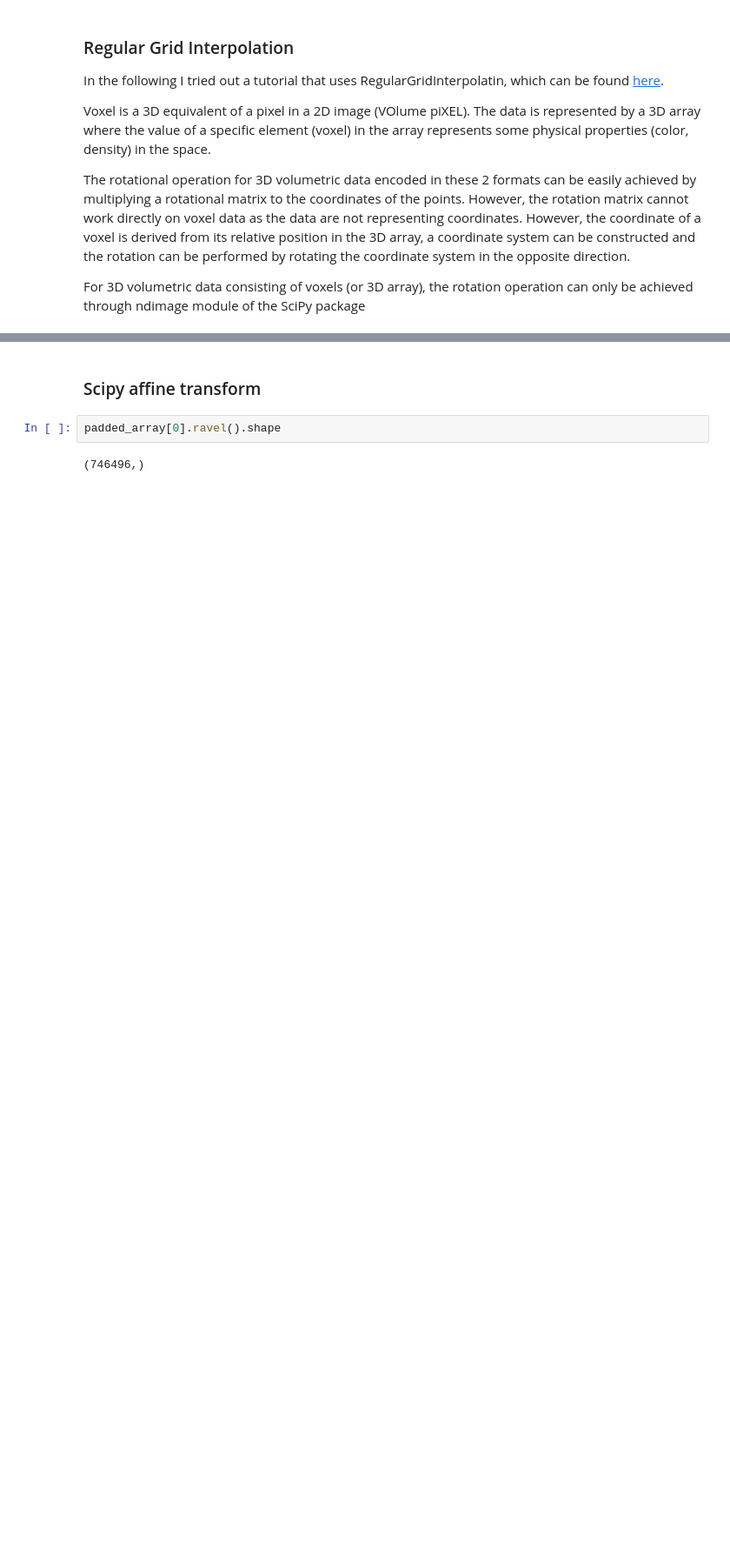
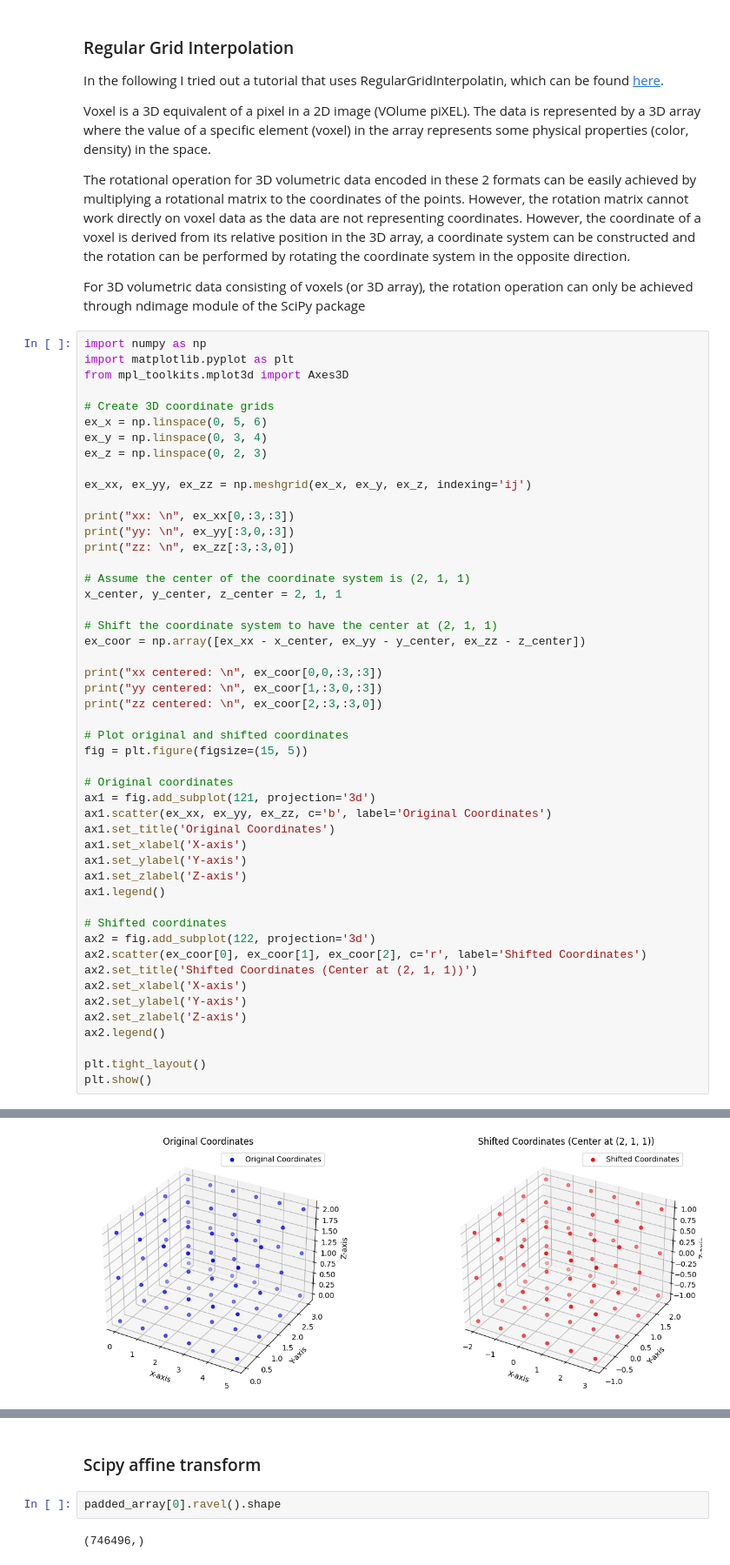
Before and after one commit to carlocagnetta/robotic_nerve_us, a Jupyter notebook: nibabel_visualization/mri_visual.ipynb, the cells around one changed output, grey strips where cells are left out. Shown at 87% size. Drawn from its saved outputs; the diff is of its cells as text; blank space fills up the shorter version.

```diff
--- a/nibabel_visualization/mri_visual.ipynb
+++ b/nibabel_visualization/mri_visual.ipynb
@@ -329,3 +362,53 @@ Voxel is a 3D equivalent of a pixel in a 2D image (VOlume piXEL). The data is re
 The rotational operation for 3D volumetric data encoded in these 2 formats can be easily achieved by multiplying a rotational matrix to the coordinates of the points. However, the rotation matrix cannot work directly on voxel data as the data are not representing coordinates. However, the coordinate of a voxel is derived from its relative position in the 3D array, a coordinate system can be constructed and the rotation can be performed by rotating the coordinate system in the opposite direction.
 
 For 3D volumetric data consisting of voxels (or 3D array), the rotation operation can only be achieved through ndimage module of the SciPy package
+# %%
+import numpy as np
+import matplotlib.pyplot as plt
+from mpl_toolkits.mplot3d import Axes3D
+
+# Create 3D coordinate grids
+ex_x = np.linspace(0, 5, 6)
+ex_y = np.linspace(0, 3, 4)
+ex_z = np.linspace(0, 2, 3)
+
+ex_xx, ex_yy, ex_zz = np.meshgrid(ex_x, ex_y, ex_z, indexing='ij')
+
+print("xx: \n", ex_xx[0,:3,:3])
+print("yy: \n", ex_yy[:3,0,:3])
+print("zz: \n", ex_zz[:3,:3,0])
+
+# Assume the center of the coordinate system is (2, 1, 1)
+x_center, y_center, z_center = 2, 1, 1
+
+# Shift the coordinate system to have the center at (2, 1, 1)
+ex_coor = np.array([ex_xx - x_center, ex_yy - y_center, ex_zz - z_center])
+
+print("xx centered: \n", ex_coor[0,0,:3,:3])
+print("yy centered: \n", ex_coor[1,:3,0,:3])
+print("zz centered: \n", ex_coor[2,:3,:3,0])
+
+# Plot original and shifted coordinates
+fig = plt.figure(figsize=(15, 5))
+
+# Original coordinates
+ax1 = fig.add_subplot(121, projection='3d')
+ax1.scatter(ex_xx, ex_yy, ex_zz, c='b', label='Original Coordinates')
+ax1.set_title('Original Coordinates')
+ax1.set_xlabel('X-axis')
+ax1.set_ylabel('Y-axis')
+ax1.set_zlabel('Z-axis')
+ax1.legend()
+
+# Shifted coordinates
+ax2 = fig.add_subplot(122, projection='3d')
+ax2.scatter(ex_coor[0], ex_coor[1], ex_coor[2], c='r', label='Shifted Coordinates')
+ax2.set_title('Shifted Coordinates (Center at (2, 1, 1))')
+ax2.set_xlabel('X-axis')
+ax2.set_ylabel('Y-axis')
+ax2.set_zlabel('Z-axis')
+ax2.legend()
+
+plt.tight_layout()
+plt.show()
+# %% [output]
@@ -331,0 +432 @@ For 3D volumetric data consisting of voxels (or 3D array), the rotation operatio
+[figure, added]
```
Also changed, not shown: parts of 49 cells of this notebook.
